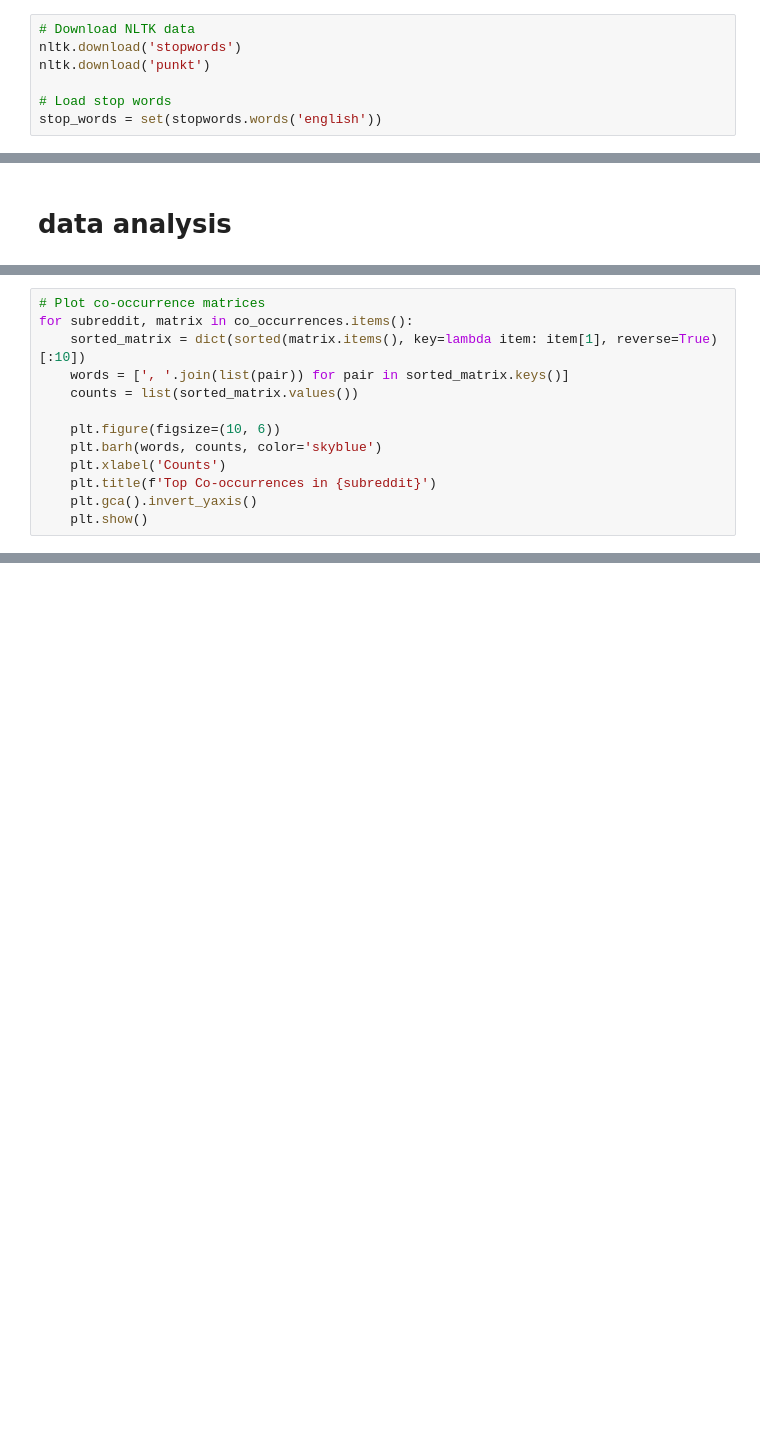
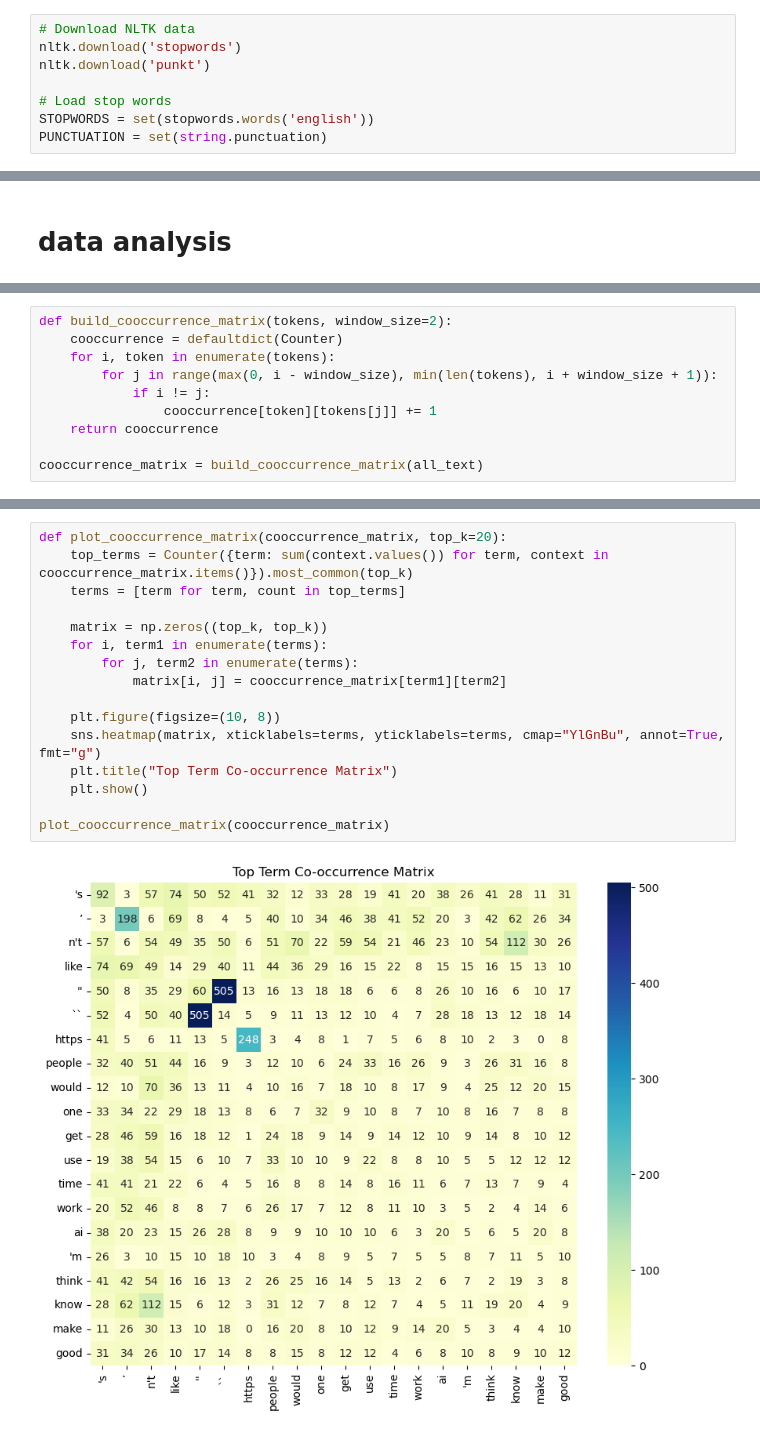
Before and after one commit to MUICT-SERU/SP2024-GPT, a Jupyter notebook: src_reddit/main-reddit.ipynb, the cells around one changed output, grey strips where cells are left out. Drawn from its saved outputs; the diff is of its cells as text; blank space fills up the shorter version.

```diff
--- a/src_reddit/main-reddit.ipynb
+++ b/src_reddit/main-reddit.ipynb
@@ -25,7 +28,8 @@ nltk.download('stopwords')
 nltk.download('punkt')
 
 # Load stop words
-stop_words = set(stopwords.words('english'))
+STOPWORDS = set(stopwords.words('english'))
+PUNCTUATION = set(string.punctuation)
 # %% [output]
 [nltk_data] Downloading package stopwords to C:\nltk_data...
 [nltk_data]   Package stopwords is already up-to-date!
@@ -449,13 +354,0 @@ plt.show()
-# %%
-# Plot co-occurrence matrices
-for subreddit, matrix in co_occurrences.items():
-    sorted_matrix = dict(sorted(matrix.items(), key=lambda item: item[1], reverse=True)[:10])
-    words = [', '.join(list(pair)) for pair in sorted_matrix.keys()]
-    counts = list(sorted_matrix.values())
-
-    plt.figure(figsize=(10, 6))
-    plt.barh(words, counts, color='skyblue')
-    plt.xlabel('Counts')
-    plt.title(f'Top Co-occurrences in {subreddit}')
-    plt.gca().invert_yaxis()
-    plt.show()
@@ -480,0 +380,10 @@ print(summary_df)
+# %%
+def build_cooccurrence_matrix(tokens, window_size=2):
+    cooccurrence = defaultdict(Counter)
+    for i, token in enumerate(tokens):
+        for j in range(max(0, i - window_size), min(len(tokens), i + window_size + 1)):
+            if i != j:
+                cooccurrence[token][tokens[j]] += 1
+    return cooccurrence
+
+cooccurrence_matrix = build_cooccurrence_matrix(all_text)
@@ -480,0 +392,18 @@ print(summary_df)
+# %%
+def plot_cooccurrence_matrix(cooccurrence_matrix, top_k=20):
+    top_terms = Counter({term: sum(context.values()) for term, context in cooccurrence_matrix.items()}).most_common(top_k)
+    terms = [term for term, count in top_terms]
+
+    matrix = np.zeros((top_k, top_k))
+    for i, term1 in enumerate(terms):
+        for j, term2 in enumerate(terms):
+            matrix[i, j] = cooccurrence_matrix[term1][term2]
+
+    plt.figure(figsize=(10, 8))
+    sns.heatmap(matrix, xticklabels=terms, yticklabels=terms, cmap="YlGnBu", annot=True, fmt="g")
+    plt.title("Top Term Co-occurrence Matrix")
+    plt.show()
+
+plot_cooccurrence_matrix(cooccurrence_matrix)
+# %% [output]
+[figure, added]
```
Also changed, not shown: parts of 17 cells of this notebook, 1 other file.
